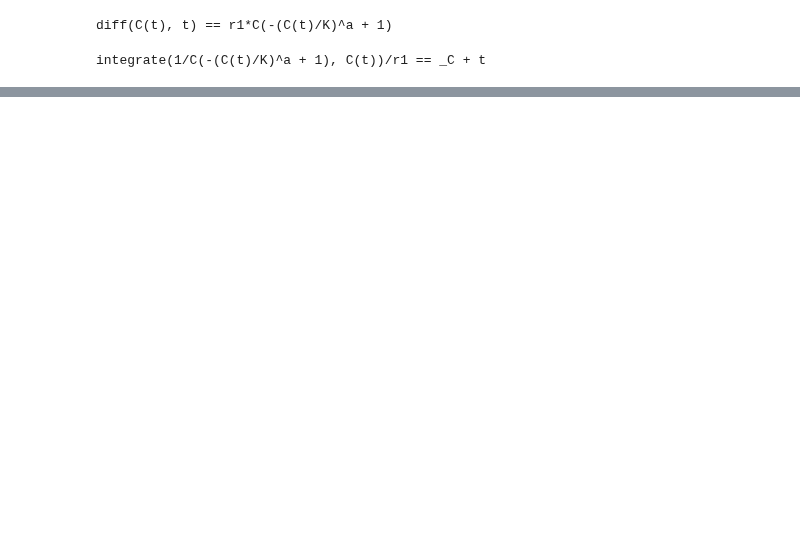
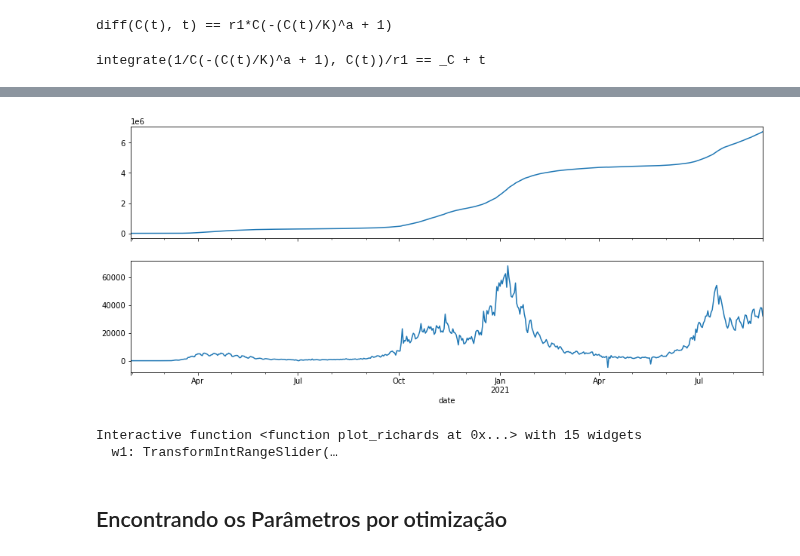
Before and after one commit to fccoelho/Modelagem-Matematica-IV, a Jupyter notebook: Planilhas Sage/Suplemento 3 - o Modelo de Richards.ipynb, the cells around one changed output, grey strips where cells are left out. Saved outputs shown, nothing was run; the diff lists cells and outputs as text; code cells hidden in the pictures; blank space fills up the shorter version.

```diff
--- a/Planilhas Sage/Suplemento 3 - o Modelo de Richards.ipynb
+++ b/Planilhas Sage/Suplemento 3 - o Modelo de Richards.ipynb
@@ -79,0 +102,5 @@ Na prática podemos igualar $L$ ao tamanho final da epidemia, e $t_j$ ao ponto d
+# %%
+ukd = pd.read_csv('UK_covid.csv')
+ukd['date'] = pd.to_datetime(ukd.date)
+ukd.set_index('date', inplace=True)
+ukd
@@ -79,0 +122,31 @@ Na prática podemos igualar $L$ ao tamanho final da epidemia, e $t_j$ ao ponto d
+# %%
+fig , [a1,a2] = plt.subplots(2,1, figsize=[15,6], sharex=True)
+ukd.total_cases.plot(ax=a1);
+ukd.new_cases.plot(ax=a2);
+# %% [output]
+[figure, added]
+# %%
+def rich(L,a,b,t,tj):
+    j=L-L*(1+a*np.exp(b*(t-tj)))**(-1/a)
+    return j
+df = ukd.reset_index()
+@interact
+def plot_richards(w1=range_slider(1,180,step_size=1,default=(1,160)),
+                  tp1=(86,(10,150)),L1=(.3e6,(.1e6,1.5e6)),a1=(0.1,(0.1,1)),b1=(0.2,(0.001,.2,.01)),
+                  w2=range_slider(180,350,step_size=1,default=(210,300)),
+                  tp2=(277,(230,350)),L2=(1e6,(.9e6,3.5e6)),a2=(0.1,(0.1,1)),b2=(0.2,(0.001,.2,.01)),
+                  w3=range_slider(220,400,step_size=1,default=(300,400)),
+                  tp3=(329,(220,400)),L3=(2e6,(1e6,4.5e6)),a3=(0.1,(0.1,1)),b3=(0.2,(0.001,.2,.01)),
+                 ):
+    fig,ax = plt.subplots(1,1, figsize=(15,8))
+    df.total_cases.plot(ax=ax, label='Total cases',style='+')
+    plt.plot(range(w1[0],w1[1]), [rich(L1,a1,b1,t,tp1) for t in range(w1[0],w1[1])], label='onda 1')
+    plt.plot(range(w2[0],w2[1]), [L1+rich(L2,a2,b2,t,tp2) for t in range(w2[0],w2[1])], label='onda 2')
+    plt.plot(range(w3[0],w3[1]), [L2+rich(L3,a3,b3,t,tp3) for t in range(w3[0],w3[1])], label='onda 3')
+    plt.grid()
+    plt.legend()
+# %% [output]
+Interactive function <function plot_richards at 0x...> with 15 widgets
+  w1: TransformIntRangeSlider(…
+# %% [markdown]
+## Encontrando os Parâmetros por otimização
```
Also changed, not shown: parts of 14 cells of this notebook, 1 other file.
